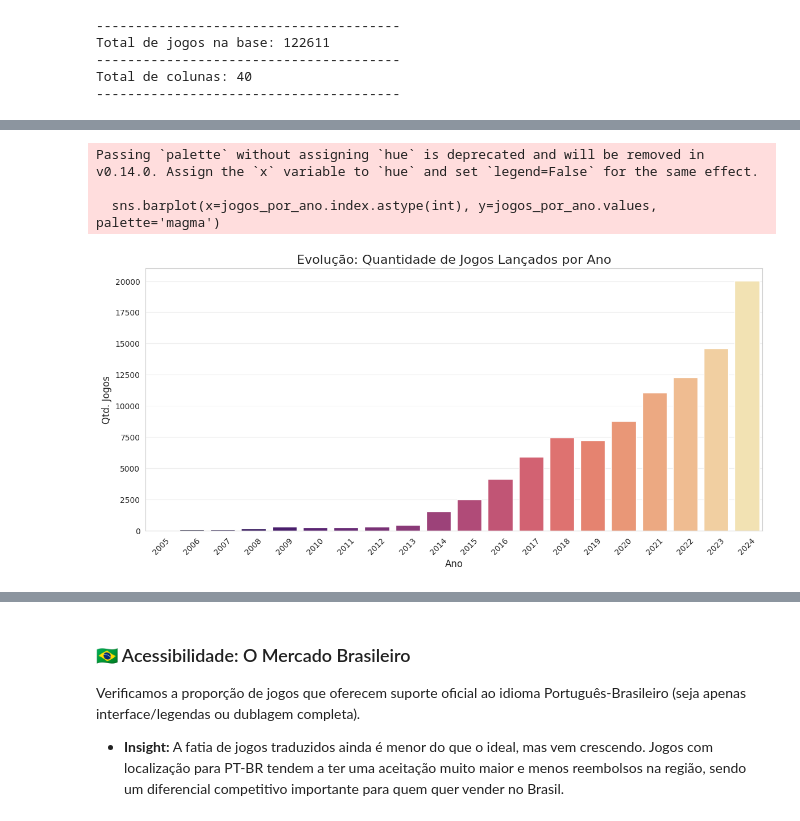
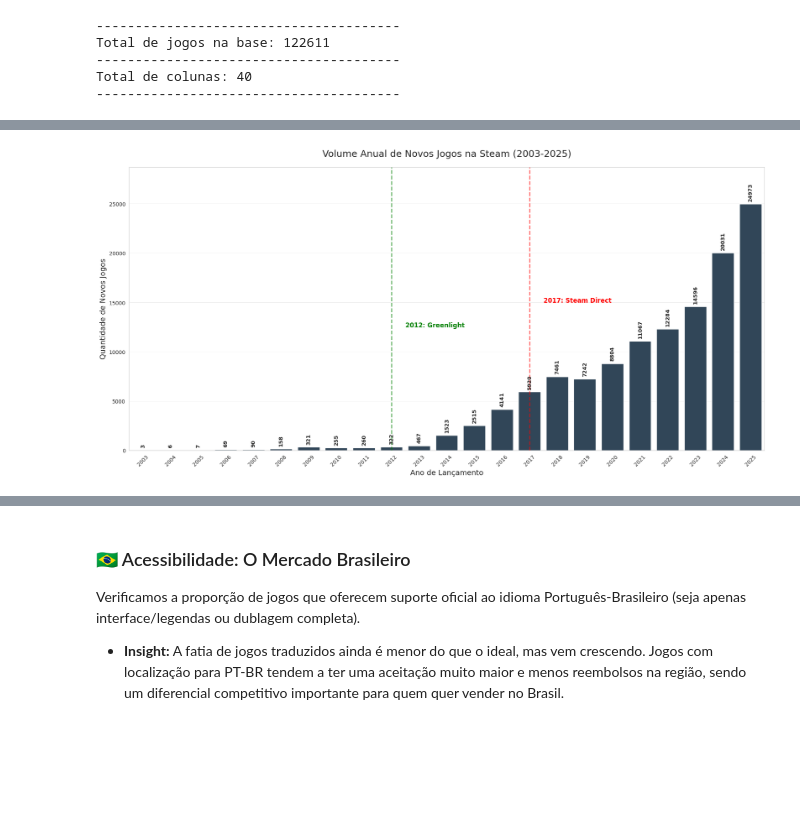
Before and after one commit to Raphides/Steam-BI, a Jupyter notebook: data_layer/raw/analytics.ipynb, the cells around one changed output, grey strips where cells are left out. Drawn from its saved outputs; the diff is of its cells as text; code cells hidden in the pictures; blank space fills up the shorter version.

```diff
--- a/data_layer/raw/analytics.ipynb
+++ b/data_layer/raw/analytics.ipynb
@@ -228,27 +317,46 @@ Este gráfico analisa a quantidade de jogos lançados por ano na plataforma.
 # %%
-# Preparação: Extrair o ano da data (se já não tiver feito)
+import matplotlib.pyplot as plt
+import seaborn as sns
+import pandas as pd
+
+sns.set_style("whitegrid")
+
 df['ano'] = pd.to_datetime(df['data_de_lancamento'], errors='coerce').dt.year
-
-# Contagem
 jogos_por_ano = df['ano'].value_counts().sort_index()
 
-# Filtrar anos estranhos (ex: erros de futuro ou datas muito antigas irrelevantes para BI se quiser)
-# Vamos pegar de 2005 pra frente onde a Steam começou a crescer
-jogos_por_ano = jogos_por_ano[(jogos_por_ano.index >= 2005) & (jogos_por_ano.index <= 2024)]
+jogos_por_ano = jogos_por_ano[(jogos_por_ano.index >= 2003) & (jogos_por_ano.index <= 2025)]
 
-# Gráfico
-plt.figure(figsize=(14, 6))
-sns.barplot(x=jogos_por_ano.index.astype(int), y=jogos_por_ano.values, palette='magma')
+plt.figure(figsize=(18, 9)) # Aumentei um pouco para caber os números
 
-plt.title("Evolução: Quantidade de Jogos Lançados por Ano", fontsize=16)
-plt.xlabel("Ano", fontsize=12)
-plt.ylabel("Qtd. Jogos", fontsize=12)
+ax = sns.barplot(x=jogos_por_ano.index.astype(int), y=jogos_por_ano.values, color='#2a475e')
+
+for container in ax.containers:
+    ax.bar_label(container, fmt='%d', padding=5, rotation=90, fontsize=10, fontweight='bold')
+
+anos_lista = jogos_por_ano.index.tolist()
+
+if 2012 in anos_lista:
+    idx_2012 = anos_lista.index(2012)
+    plt.axvline(x=idx_2012, color='green', linestyle='--', alpha=0.6, linewidth=2)
+    # Ajustei a altura do texto para não bater nos números das barras
+    plt.text(idx_2012 + 0.5, jogos_por_ano.max()*0.5, '2012: Greenlight', color='green', fontweight='bold', fontsize=12)
+
+if 2017 in anos_lista:
+    idx_2017 = anos_lista.index(2017)
+    plt.axvline(x=idx_2017, color='red', linestyle='--', alpha=0.6, linewidth=2)
+    plt.text(idx_2017 + 0.5, jogos_por_ano.max()*0.6, '2017: Steam Direct', color='red', fontweight='bold', fontsize=12)
+
+plt.title("Volume Anual de Novos Jogos na Steam (2003-2025)", fontsize=18, pad=20)
+plt.xlabel("Ano de Lançamento", fontsize=14)
+plt.ylabel("Quantidade de Novos Jogos", fontsize=14)
 plt.xticks(rotation=45)
+
+
+plt.ylim(0, jogos_por_ano.max() * 1.15)
+
 plt.grid(axis='y', alpha=0.3)
+plt.tight_layout()
 plt.show()
 # %% [output]
-Passing `palette` without assigning `hue` is deprecated and will be removed in v0.14.0. Assign the `x` variable to `hue` and set `legend=False` for the same effect.
-
-  sns.barplot(x=jogos_por_ano.index.astype(int), y=jogos_por_ano.values, palette='magma')
-[figure, old version]
+[figure, new version]
 # %% [markdown]
```
Also changed, not shown: parts of 8 cells of this notebook.
